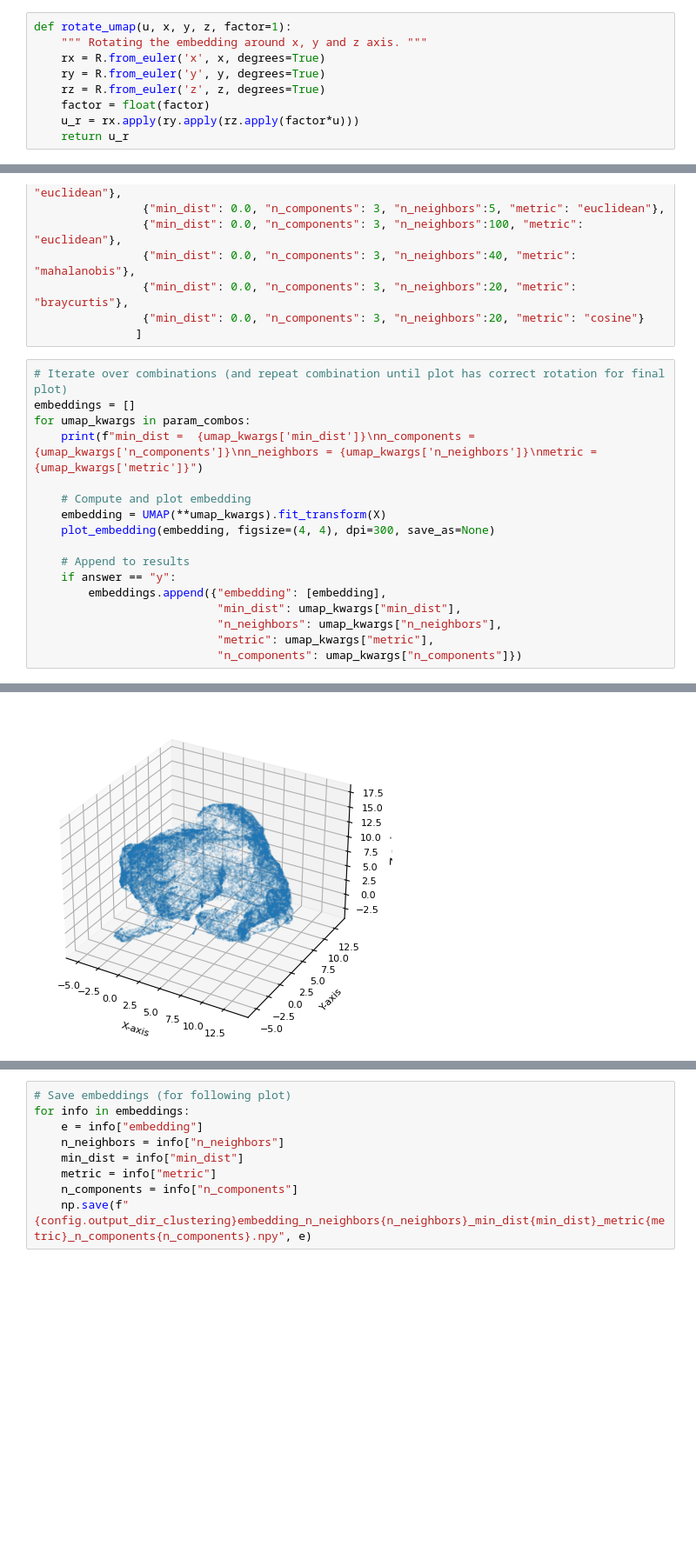
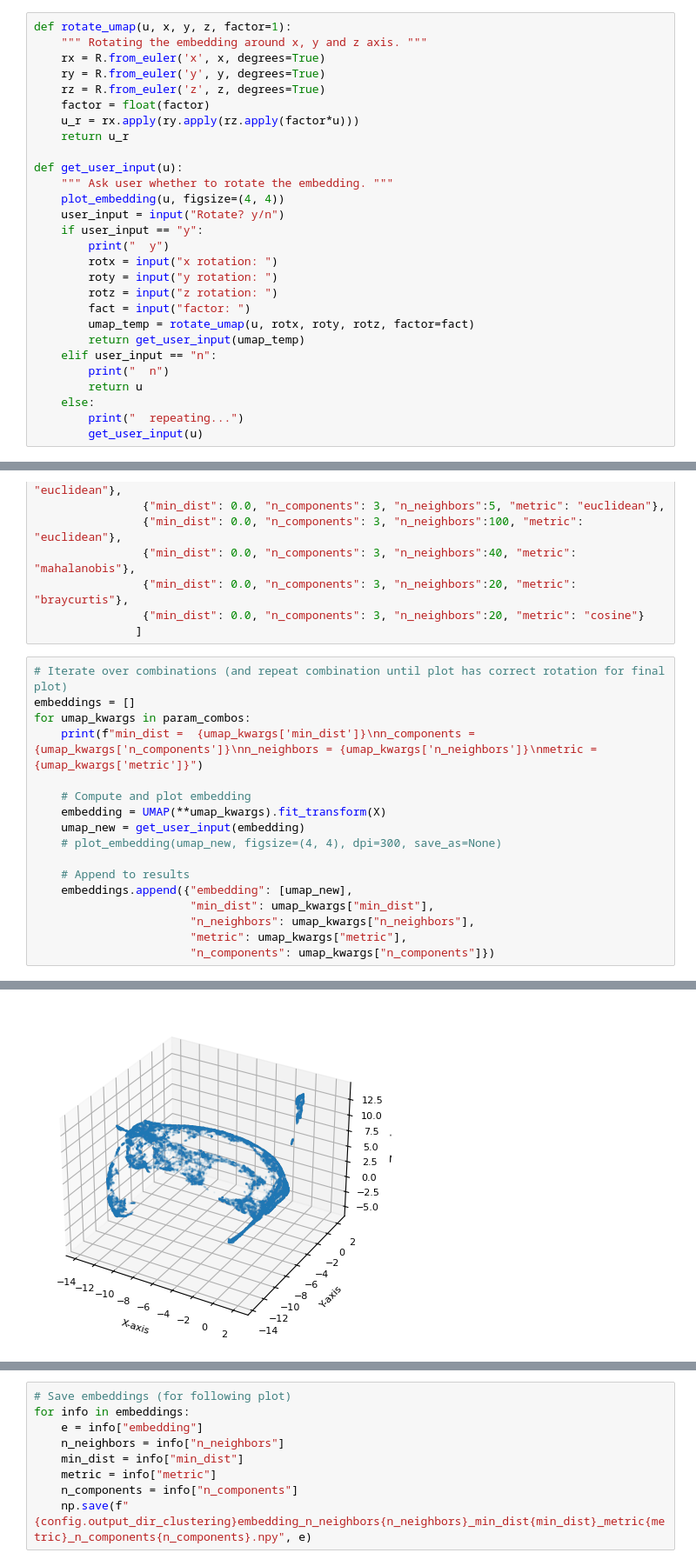
Before and after one commit to y-jenniges/ocean_clustering_and_validation, a Jupyter notebook: clustering_experiments/umap_hyperparameters.ipynb, the cells around one changed output, grey strips where cells are left out. Shown at 87% size. Saved outputs shown, nothing was run; the diff lists cells and outputs as text; blank space fills up the shorter version.

Commit message:
adding option to manually rotate embeddings

```diff
--- a/clustering_experiments/umap_hyperparameters.ipynb
+++ b/clustering_experiments/umap_hyperparameters.ipynb
@@ -22,6 +22,25 @@ def rotate_umap(u, x, y, z, factor=1):
     factor = float(factor)
     u_r = rx.apply(ry.apply(rz.apply(factor*u)))
     return u_r
+
+def get_user_input(u):
+    """ Ask user whether to rotate the embedding. """
+    plot_embedding(u, figsize=(4, 4))
+    user_input = input("Rotate? y/n")
+    if user_input == "y":
+        print("  y")
+        rotx = input("x rotation: ")
+        roty = input("y rotation: ")
+        rotz = input("z rotation: ")
+        fact = input("factor: ")
+        umap_temp = rotate_umap(u, rotx, roty, rotz, factor=fact)
+        return get_user_input(umap_temp)
+    elif user_input == "n":
+        print("  n")
+        return u
+    else:
+        print("  repeating...")
+        get_user_input(u)
 # %% [markdown]
 # UMAP hyperparameter investigation
 The parameters were selected such that the dimensionality-reduced space exhibits a distinct topology. Main parameters to tune:
@@ -54,15 +73,15 @@ for umap_kwargs in param_combos:
 
     # Compute and plot embedding
     embedding = UMAP(**umap_kwargs).fit_transform(X)
-    plot_embedding(embedding, figsize=(4, 4), dpi=300, save_as=None)
+    umap_new = get_user_input(embedding)
+    # plot_embedding(umap_new, figsize=(4, 4), dpi=300, save_as=None)
 
     # Append to results
-    if answer == "y":
-        embeddings.append({"embedding": [embedding],
-                           "min_dist": umap_kwargs["min_dist"],
-                           "n_neighbors": umap_kwargs["n_neighbors"],
-                           "metric": umap_kwargs["metric"],
-                           "n_components": umap_kwargs["n_components"]})
+    embeddings.append({"embedding": [umap_new],
+                       "min_dist": umap_kwargs["min_dist"],
+                       "n_neighbors": umap_kwargs["n_neighbors"],
+                       "metric": umap_kwargs["metric"],
+                       "n_components": umap_kwargs["n_components"]})
 # %% [output]
 min_dist =  0.0
 n_components = 3
@@ -81 +100 @@ metric = euclidean
-[figure, old version]
+[figure, new version]
```
Also changed, not shown: parts of 4 cells of this notebook.
